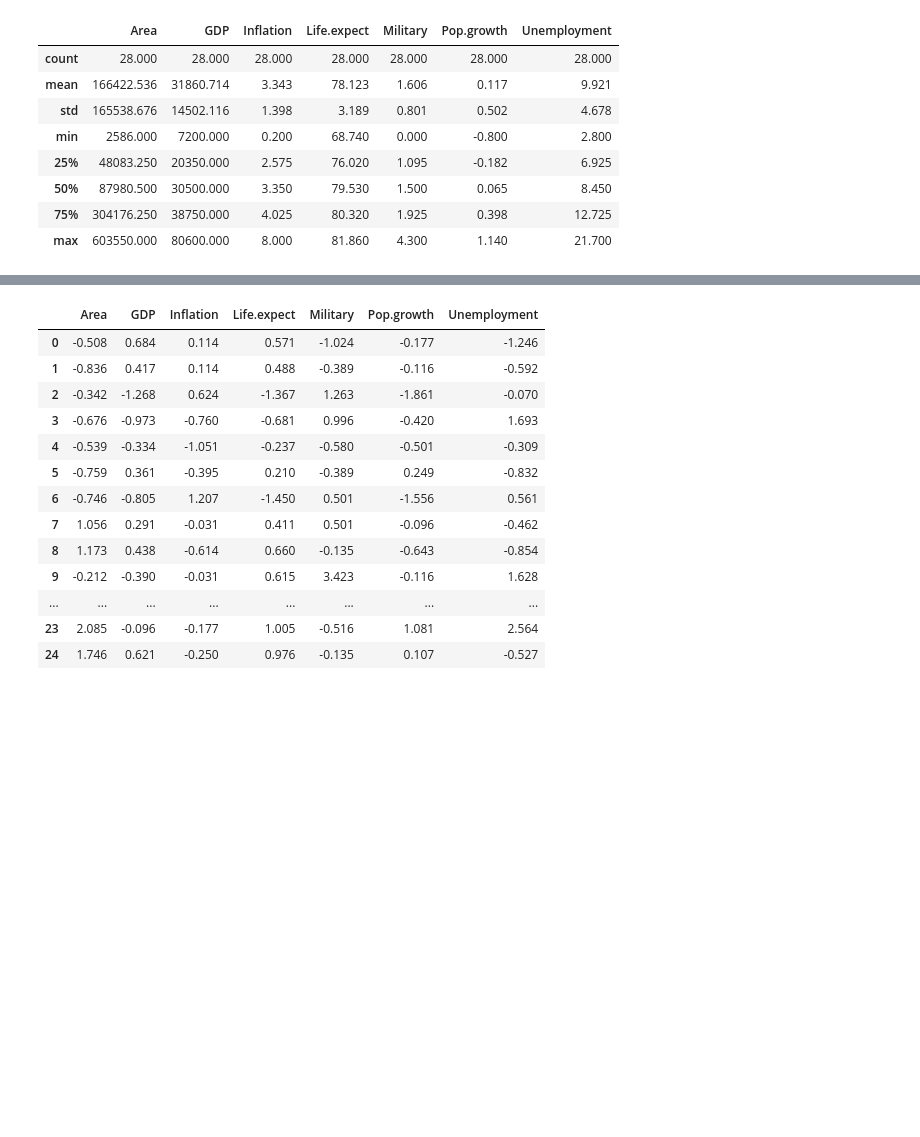
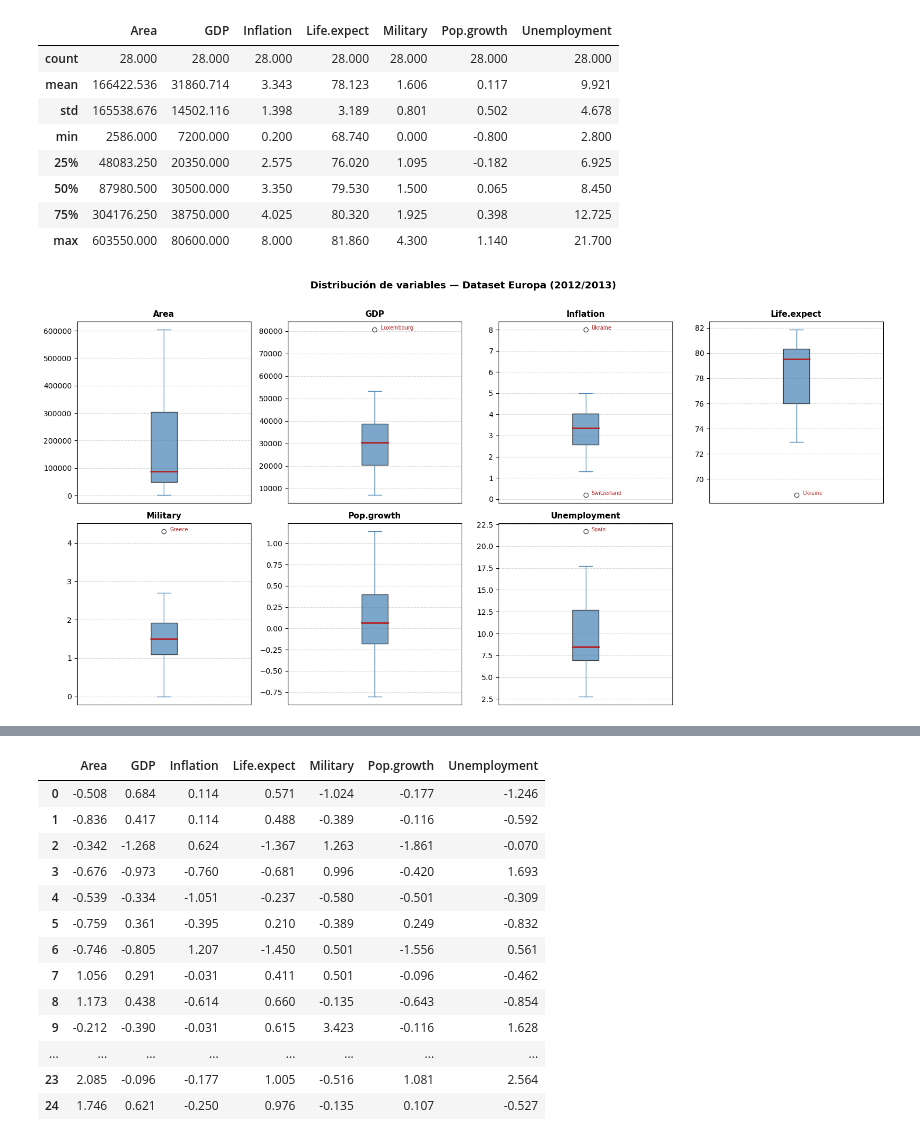
Before and after one commit to yohanncorfdir/Aprendizaje_No_Supervisado_TP4, a Jupyter notebook: TP4_PCA_Europa.ipynb, the cells around one changed output, grey strips where cells are left out. Saved outputs shown, nothing was run; the diff lists cells and outputs as text; code cells hidden in the pictures; blank space fills up the shorter version.

```diff
--- a/TP4_PCA_Europa.ipynb
+++ b/TP4_PCA_Europa.ipynb
@@ -54,3 +42,38 @@ df.describe().round(3)
 | 50% | 87980.500 | 30500.000 | 3.350 | 79.530 | 1.500 | 0.065 | 8.450 |
 | 75% | 304176.250 | 38750.000 | 4.025 | 80.320 | 1.925 | 0.398 | 12.725 |
 | max | 603550.000 | 80600.000 | 8.000 | 81.860 | 4.300 | 1.140 | 21.700 |
+# %%
+features_num = ['Area', 'GDP', 'Inflation', 'Life.expect', 'Military', 'Pop.growth', 'Unemployment']
+
+fig, axes = plt.subplots(2, 4, figsize=(16, 8))
+axes = axes.flatten()
+
+for i, feat in enumerate(features_num):
+    ax = axes[i]
+    bp = ax.boxplot(df[feat].dropna(), patch_artist=True,
+                    boxprops=dict(facecolor='steelblue', alpha=0.7),
+                    medianprops=dict(color='firebrick', linewidth=2),
+                    whiskerprops=dict(color='steelblue'),
+                    capprops=dict(color='steelblue'),
+                    flierprops=dict(marker='o', color='firebrick', markersize=6, alpha=0.7))
+
+    # Anotar outliers con el nombre del país
+    q1, q3 = df[feat].quantile(0.25), df[feat].quantile(0.75)
+    iqr = q3 - q1
+    outliers = df[(df[feat] < q1 - 1.5 * iqr) | (df[feat] > q3 + 1.5 * iqr)]
+    for _, row in outliers.iterrows():
+        ax.annotate(row['Country'], xy=(1, row[feat]),
+                    fontsize=7, color='firebrick',
+                    textcoords='offset points', xytext=(8, 0))
+
+    ax.set_title(feat, fontsize=11, fontweight='bold')
+    ax.set_xticks([])
+    ax.grid(axis='y', linestyle='--', alpha=0.5)
+
+axes[-1].set_visible(False)
+
+fig.suptitle('Distribución de variables — Dataset Europa (2012/2013)', fontsize=13, fontweight='bold', y=1.01)
+plt.tight_layout()
+plt.show()
+# %% [output]
+[figure, added]
```
Also changed, not shown: parts of 16 cells of this notebook.
